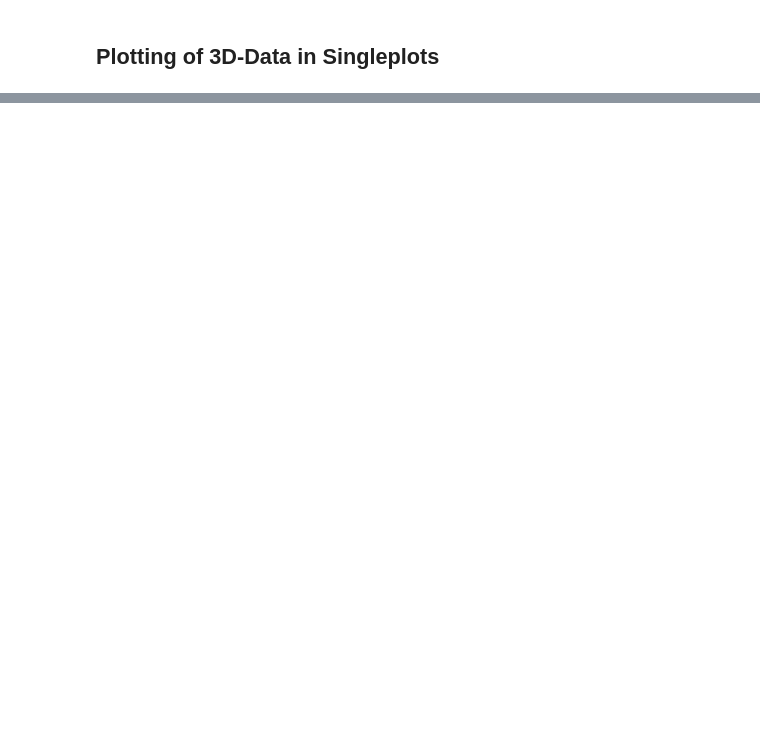
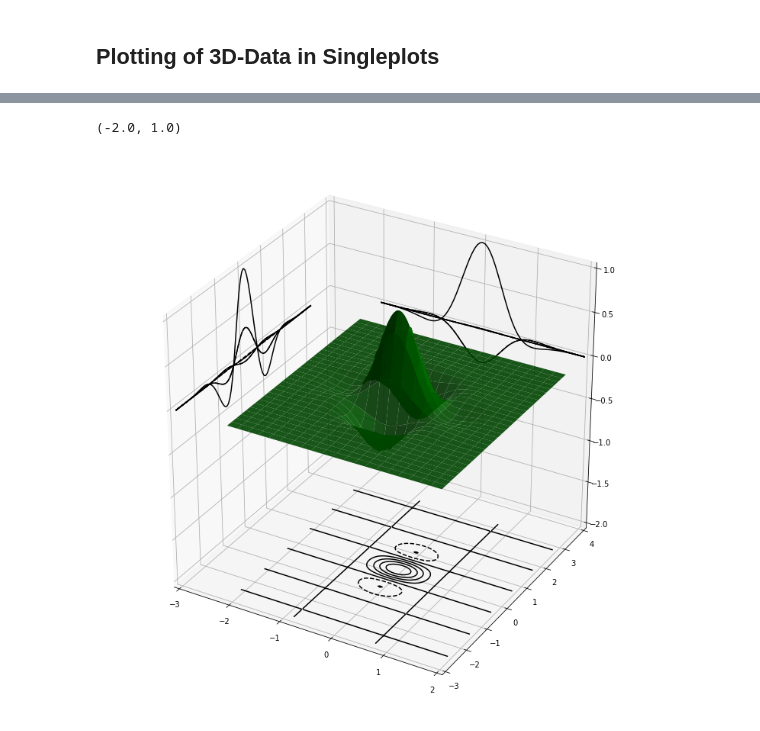
Before and after one commit to AndreasrichterUP/Python-Teaching, a Jupyter notebook: -02-Basics-Plots-and-Exercises-in-Matplotlib.ipynb, the cells around one changed output, grey strips where cells are left out. Cells and saved outputs as stored; diff of their text form; code cells hidden in the pictures; blank space fills up the shorter version.

```diff
--- a/-02-Basics-Plots-and-Exercises-in-Matplotlib.ipynb
+++ b/-02-Basics-Plots-and-Exercises-in-Matplotlib.ipynb
@@ -123,0 +198,19 @@ plt.title('Points and Regression-line')
+# %%
+x,y=np.mgrid[-2:2:81j, -3:3:91j]
+z=np.exp(-2*x**2-y**2)*np.cos(2*x)*np.cos(3*y)
+# %%
+plt.ion()
+fig=plt.figure(figsize=(10,10))
+ax=Axes3D(fig)
+ax.plot_surface(x,y,z,rstride=4,cstride=3,color='g',alpha=0.9)
+
+ax.contour(x,y,z,zdir='x',offset=-3.0,colors='black')
+ax.contour(x,y,z,zdir='y',offset=4.0,colors='black')
+ax.contour(x,y,z,zdir='z',offset=-2.0,colors='black')
+
+ax.set_xlim3d(-3.0,2.0)
+ax.set_ylim3d(-3.0,4.0)
+ax.set_zlim3d(-2.0,1.0)
+# %% [output]
+(-2.0, 1.0)
+[figure, added]
```
Also changed, not shown: parts of 22 cells of this notebook, 23 other files.
